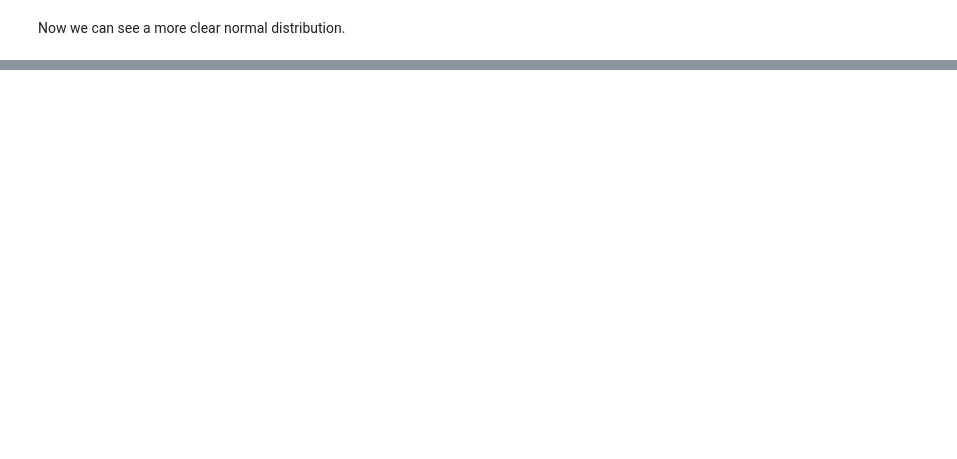
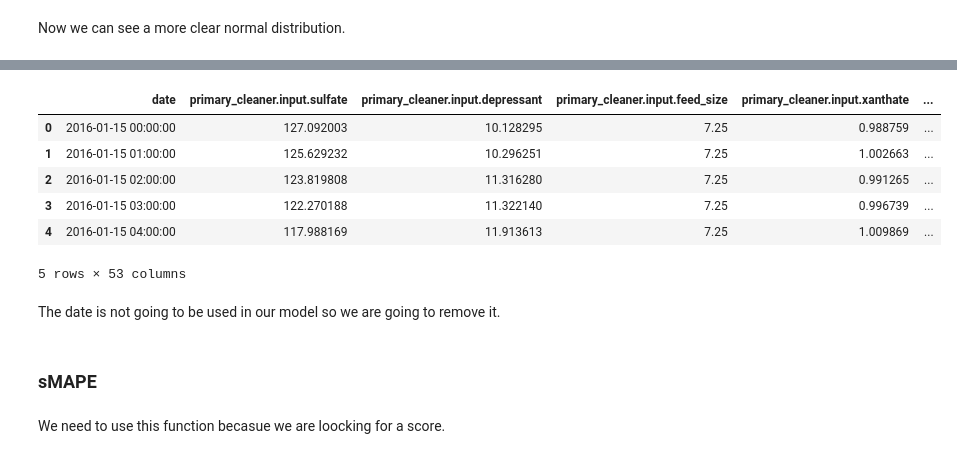
Before and after one commit to robertoolson/Copia-de-Gold_Recovery, a Jupyter notebook: gold_recovery.ipynb, the cells around one changed output, grey strips where cells are left out. Drawn from its saved outputs; the diff is of its cells as text; code cells hidden in the pictures; blank space fills up the shorter version.

```diff
--- a/gold_recovery.ipynb
+++ b/gold_recovery.ipynb
@@ -519,0 +610,3 @@ Now we have a data set clean of anormal values and we can start with the model.
+# %%
+features = df_test_1.columns.values
+targets = ['rougher.output.recovery', 'final.output.recovery']
@@ -519,0 +615,7 @@ Now we have a data set clean of anormal values and we can start with the model.
+# %%
+X_train = df_train_1[features].reset_index(drop = True)
+y_train = df_train_1[targets].reset_index(drop = True)
+
+y_train.columns = [0,1] # Here we are renaming the columns of y_train so we can use them in the cross_val_score function
+
+y_train
@@ -519,0 +636,12 @@ Now we have a data set clean of anormal values and we can start with the model.
+# %%
+X_train.head()
+# %% [output]
+|  | date | primary_cleaner.input.sulfate | primary_cleaner.input.depressant | primary_cleaner.input.feed_size | primary_cleaner.input.xanthate | ... |
+| 0 | 2016-01-15 00:00:00 | 127.092003 | 10.128295 | 7.25 | 0.988759 | ... |
+| 1 | 2016-01-15 01:00:00 | 125.629232 | 10.296251 | 7.25 | 1.002663 | ... |
+| 2 | 2016-01-15 02:00:00 | 123.819808 | 11.316280 | 7.25 | 0.991265 | ... |
+| 3 | 2016-01-15 03:00:00 | 122.270188 | 11.322140 | 7.25 | 0.996739 | ... |
+| 4 | 2016-01-15 04:00:00 | 117.988169 | 11.913613 | 7.25 | 1.009869 | ... |
+5 rows × 53 columns
+# %% [markdown]
+The date is not going to be used in our model so we are going to remove it.
@@ -519,0 +650,2 @@ Now we have a data set clean of anormal values and we can start with the model.
+# %% [markdown]
+### sMAPE
@@ -519,0 +673,2 @@ Now we have a data set clean of anormal values and we can start with the model.
+# %% [markdown]
+We need to use this function becasue we are loocking for a score.
```
Also changed, not shown: parts of 56 cells of this notebook.
